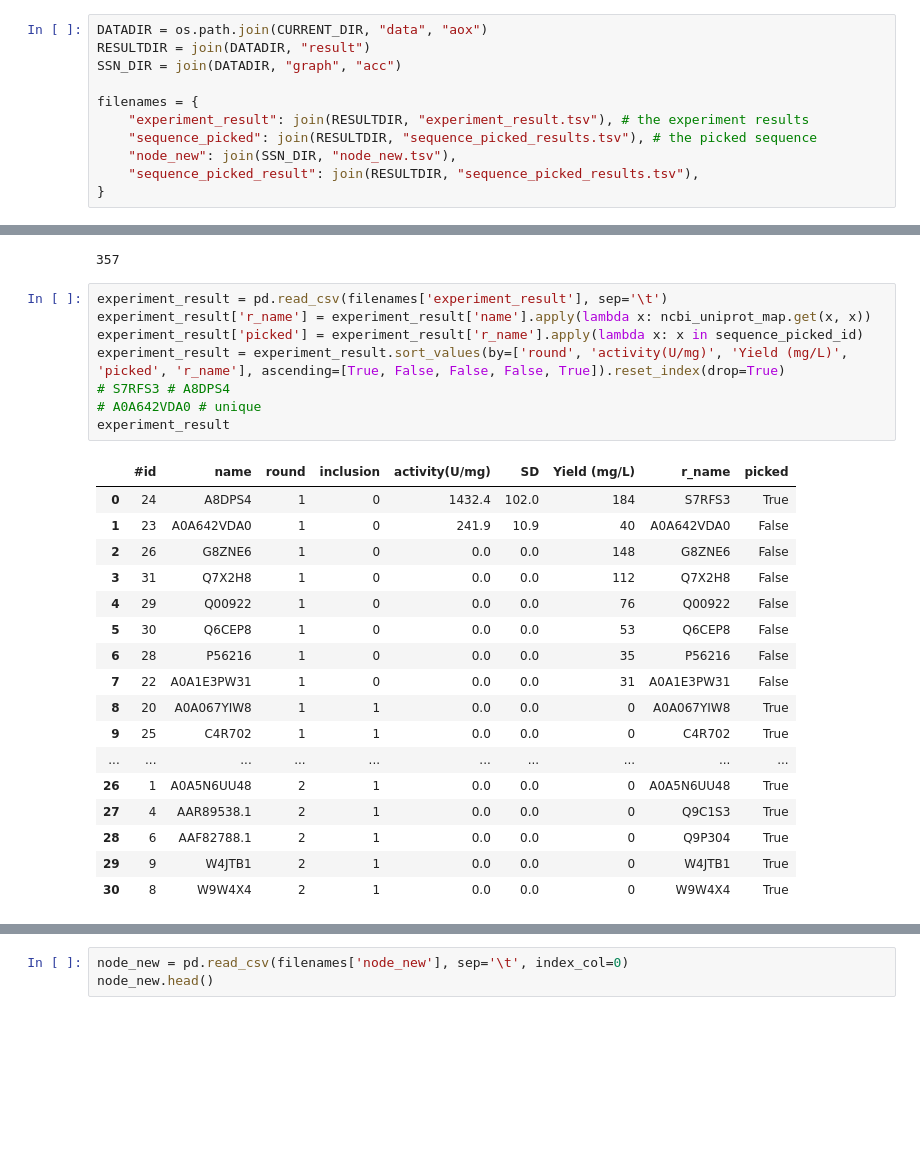
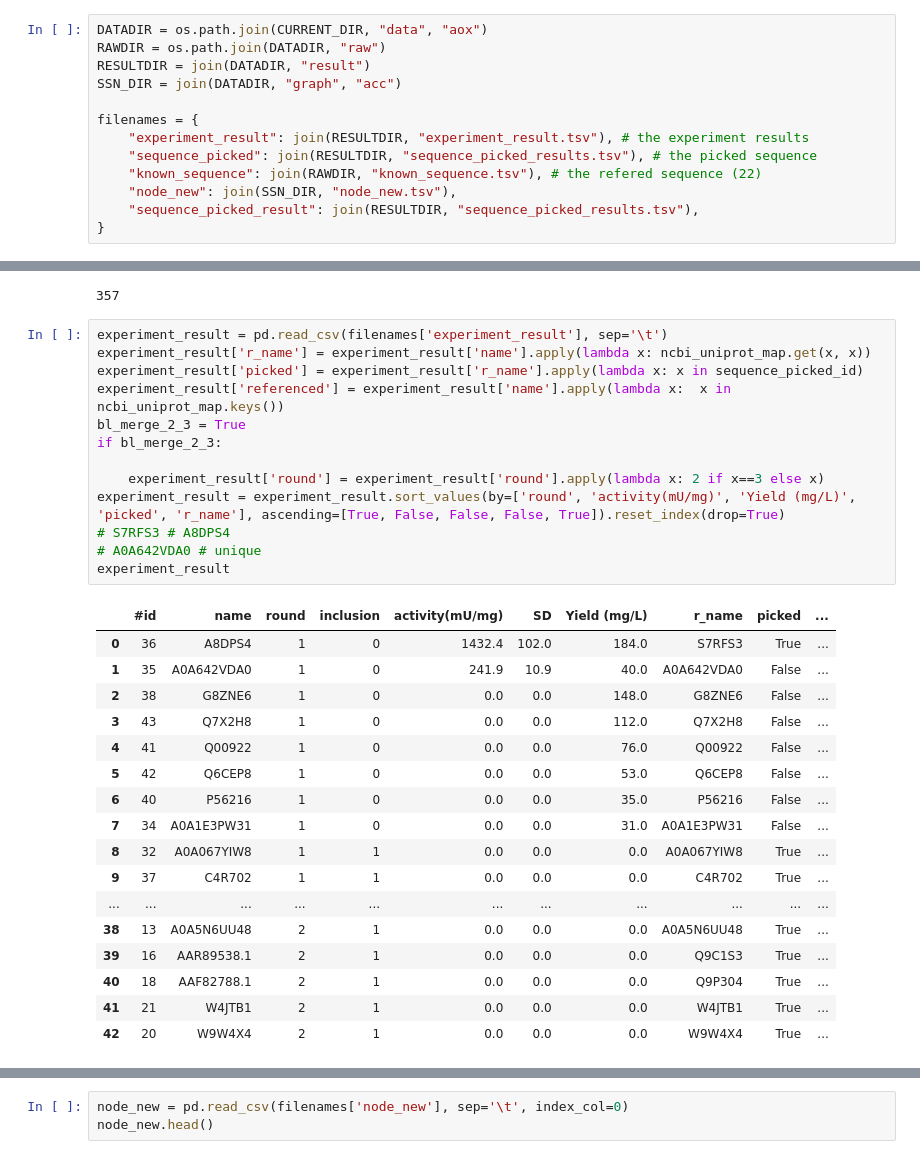
Before and after one commit to ZOOEEER/enzyme-mining-aox, a Jupyter notebook: 8-results-analysis.ipynb, the cells around one changed output, grey strips where cells are left out. Saved outputs shown, nothing was run; the diff lists cells and outputs as text; blank space fills up the shorter version.

```diff
--- a/8-results-analysis.ipynb
+++ b/8-results-analysis.ipynb
@@ -11,12 +11,14 @@ print(CURRENT_DIR)
 d:\Python\aox\enzyme-mining-aox
 # %%
 DATADIR = os.path.join(CURRENT_DIR, "data", "aox")
+RAWDIR = os.path.join(DATADIR, "raw")
 RESULTDIR = join(DATADIR, "result")
 SSN_DIR = join(DATADIR, "graph", "acc")
 
 filenames = {
     "experiment_result": join(RESULTDIR, "experiment_result.tsv"), # the experiment results
     "sequence_picked": join(RESULTDIR, "sequence_picked_results.tsv"), # the picked sequence
+    "known_sequence": join(RAWDIR, "known_sequence.tsv"), # the refered sequence (22)
     "node_new": join(SSN_DIR, "node_new.tsv"),
     "sequence_picked_result": join(RESULTDIR, "sequence_picked_results.tsv"),
 }
@@ -75,26 +77,31 @@ print(len(sequence_picked_id)) # 357
 # %%
 experiment_result = pd.read_csv(filenames['experiment_result'], sep='\t')
 experiment_result['r_name'] = experiment_result['name'].apply(lambda x: ncbi_uniprot_map.get(x, x))
 experiment_result['picked'] = experiment_result['r_name'].apply(lambda x: x in sequence_picked_id)
-experiment_result = experiment_result.sort_values(by=['round', 'activity(U/mg)', 'Yield (mg/L)', 'picked', 'r_name'], ascending=[True, False, False, False, True]).reset_index(drop=True)
+experiment_result['referenced'] = experiment_result['name'].apply(lambda x:  x in ncbi_uniprot_map.keys())
+bl_merge_2_3 = True
+if bl_merge_2_3:
+
+    experiment_result['round'] = experiment_result['round'].apply(lambda x: 2 if x==3 else x)
+experiment_result = experiment_result.sort_values(by=['round', 'activity(mU/mg)', 'Yield (mg/L)', 'picked', 'r_name'], ascending=[True, False, False, False, True]).reset_index(drop=True)
 # S7RFS3 # A8DPS4
 # A0A642VDA0 # unique
 experiment_result
 # %% [output]
-|  | #id | name | round | inclusion | activity(U/mg) | SD | Yield (mg/L) | r_name | picked |
-| 0 | 24 | A8DPS4 | 1 | 0 | 1432.4 | 102.0 | 184 | S7RFS3 | True |
-| 1 | 23 | A0A642VDA0 | 1 | 0 | 241.9 | 10.9 | 40 | A0A642VDA0 | False |
-| 2 | 26 | G8ZNE6 | 1 | 0 | 0.0 | 0.0 | 148 | G8ZNE6 | False |
-| 3 | 31 | Q7X2H8 | 1 | 0 | 0.0 | 0.0 | 112 | Q7X2H8 | False |
-| 4 | 29 | Q00922 | 1 | 0 | 0.0 | 0.0 | 76 | Q00922 | False |
-| 5 | 30 | Q6CEP8 | 1 | 0 | 0.0 | 0.0 | 53 | Q6CEP8 | False |
-| 6 | 28 | P56216 | 1 | 0 | 0.0 | 0.0 | 35 | P56216 | False |
-| 7 | 22 | A0A1E3PW31 | 1 | 0 | 0.0 | 0.0 | 31 | A0A1E3PW31 | False |
-| 8 | 20 | A0A067YIW8 | 1 | 1 | 0.0 | 0.0 | 0 | A0A067YIW8 | True |
-| 9 | 25 | C4R702 | 1 | 1 | 0.0 | 0.0 | 0 | C4R702 | True |
-| ... | ... | ... | ... | ... | ... | ... | ... | ... | ... |
-| 26 | 1 | A0A5N6UU48 | 2 | 1 | 0.0 | 0.0 | 0 | A0A5N6UU48 | True |
-| 27 | 4 | AAR89538.1 | 2 | 1 | 0.0 | 0.0 | 0 | Q9C1S3 | True |
-| 28 | 6 | AAF82788.1 | 2 | 1 | 0.0 | 0.0 | 0 | Q9P304 | True |
-| 29 | 9 | W4JTB1 | 2 | 1 | 0.0 | 0.0 | 0 | W4JTB1 | True |
-| 30 | 8 | W9W4X4 | 2 | 1 | 0.0 | 0.0 | 0 | W9W4X4 | True |
+|  | #id | name | round | inclusion | activity(mU/mg) | SD | Yield (mg/L) | r_name | picked | ... |
+| 0 | 36 | A8DPS4 | 1 | 0 | 1432.4 | 102.0 | 184.0 | S7RFS3 | True | ... |
+| 1 | 35 | A0A642VDA0 | 1 | 0 | 241.9 | 10.9 | 40.0 | A0A642VDA0 | False | ... |
+| 2 | 38 | G8ZNE6 | 1 | 0 | 0.0 | 0.0 | 148.0 | G8ZNE6 | False | ... |
+| 3 | 43 | Q7X2H8 | 1 | 0 | 0.0 | 0.0 | 112.0 | Q7X2H8 | False | ... |
+| 4 | 41 | Q00922 | 1 | 0 | 0.0 | 0.0 | 76.0 | Q00922 | False | ... |
+| 5 | 42 | Q6CEP8 | 1 | 0 | 0.0 | 0.0 | 53.0 | Q6CEP8 | False | ... |
+| 6 | 40 | P56216 | 1 | 0 | 0.0 | 0.0 | 35.0 | P56216 | False | ... |
+| 7 | 34 | A0A1E3PW31 | 1 | 0 | 0.0 | 0.0 | 31.0 | A0A1E3PW31 | False | ... |
+| 8 | 32 | A0A067YIW8 | 1 | 1 | 0.0 | 0.0 | 0.0 | A0A067YIW8 | True | ... |
+| 9 | 37 | C4R702 | 1 | 1 | 0.0 | 0.0 | 0.0 | C4R702 | True | ... |
+| ... | ... | ... | ... | ... | ... | ... | ... | ... | ... | ... |
+| 38 | 13 | A0A5N6UU48 | 2 | 1 | 0.0 | 0.0 | 0.0 | A0A5N6UU48 | True | ... |
+| 39 | 16 | AAR89538.1 | 2 | 1 | 0.0 | 0.0 | 0.0 | Q9C1S3 | True | ... |
+| 40 | 18 | AAF82788.1 | 2 | 1 | 0.0 | 0.0 | 0.0 | Q9P304 | True | ... |
+| 41 | 21 | W4JTB1 | 2 | 1 | 0.0 | 0.0 | 0.0 | W4JTB1 | True | ... |
+| 42 | 20 | W9W4X4 | 2 | 1 | 0.0 | 0.0 | 0.0 | W9W4X4 | True | ... |
```
Also changed, not shown: parts of 17 cells of this notebook, 31 other files.
